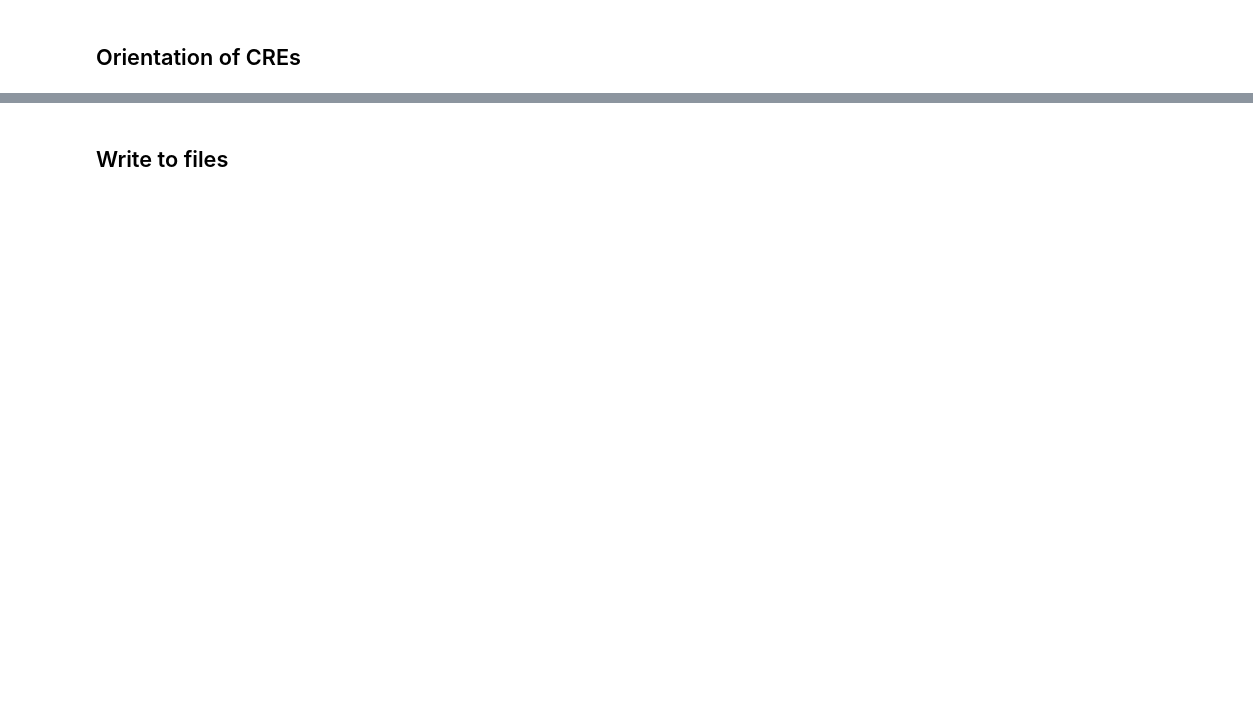
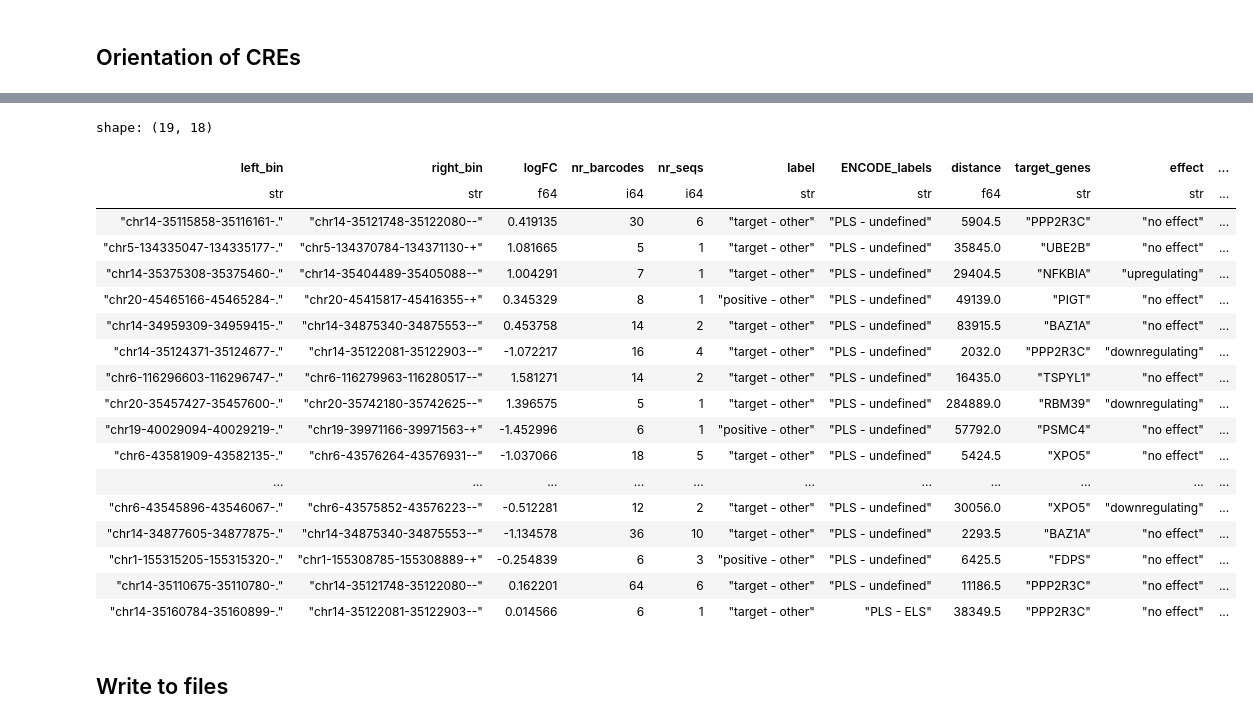
Before and after one commit to kircherlab/CMPRA_figures, a Jupyter notebook: luciferase_design.ipynb, the cells around one changed output, grey strips where cells are left out. Drawn from its saved outputs; the diff is of its cells as text; code cells hidden in the pictures; blank space fills up the shorter version.

```diff
--- a/luciferase_design.ipynb
+++ b/luciferase_design.ipynb
@@ -40,21 +55,23 @@ data = data.with_columns(pl.when(pl.all_horizontal(pl.any_horizontal(cs.matches(
 						.then(pl.lit("ELS - undefined"))
 						 .when(pl.all_horizontal(cs.matches("screen").is_null())).then(pl.lit("undefined")).otherwise(pl.col("ENCODE_labels"))
 						 .alias("ENCODE_labels"))
-data = data.filter(pl.col("ENCODE_labels").str.contains("PLS - PLS").not_())
+data = data.filter(pl.col("ENCODE_labels").str.contains("PLS - PLS").not_()).select(~cs.matches("left|right|tss|Val|std"))
 # %% [markdown]
 ## Enhancers and silencers
 # %%
-silencers = data.sort("z_score").head(30).select(~cs.matches("left|right|tss|Val|std"))
-enhancers = data.sort("z_score", descending=True).head(30).select(~cs.matches("left|right|tss|Val|std"))
+silencers = pl.concat([data.filter(pl.col("ENCODE_labels") == "PLS - undefined").sort("z_score").head(200),
+						data.filter(pl.col("ENCODE_labels") == "PLS - ELS").sort("z_score").head(200)])
+enhancers = pl.concat([data.filter(pl.col("ENCODE_labels") == "PLS - undefined").sort("z_score", descending=True).head(200),
+						data.filter(pl.col("ENCODE_labels") == "PLS - ELS").sort("z_score", descending=True).head(200)])
 # %% [markdown]
 ## Multi interacting CREs
 # %%
 multi_prom = data.filter(pl.col("promoter").n_unique().over("CRE") >= 2) \
 	.filter((pl.col("z_score").max().over("CRE") > 1.5) | (pl.col("z_score").min().over("CRE") < -1.5)) \
 	.with_columns(activity_difference = np.abs(pl.col("z_score").max().over("CRE") - pl.col("z_score").min().over("CRE")))\
-		.select(~cs.matches("left|right|tss|Val|std")).sort("activity_difference", descending=True)
+		.sort("activity_difference", descending=True)
 
-multi_prom = multi_prom.filter(pl.col("CRE").is_in(multi_prom.select("CRE").unique(maintain_order=True).head(10)["CRE"]))
+multi_prom = multi_prom.filter(pl.col("CRE").is_in(multi_prom.select("CRE").unique(maintain_order=True).head(100)["CRE"]))
 # %% [markdown]
 ## Getting bin order of original sequences for enhancers and silencers
 # %%
@@ -147,5 +193,5 @@ shape: (2, 15)
 multi_prom_with_binorder = multi_prom.select(pl.col("CRE").alias("left_bin"), pl.col("promoter").alias("right_bin"), pl.all())
 multi_prom_with_binorder = pl.concat([multi_prom_with_binorder,
 									  actual_bins.select(pl.exclude("column_3")).join(multi_prom, left_on=["left_bin", "right_bin"], right_on=["promoter", "CRE"], coalesce = False)])
-multi_prom_with_binorder.height, multi_prom.height
+multi_prom_with_binorder.sort("activity_difference", descending=True).head()
 # %% [output]
@@ -200,3 +369,30 @@ enhancers.height
+# %%
+final_multiprom_bins = pl.read_csv("temp.multiprom.finalbins.tsv", separator=" ", has_header=False)\
+.rename({"column_1": "CRE_withorientation", "column_2": "promoter"}).with_columns(
+	CRE = pl.col("CRE_withorientation").str.replace("--","-.") \
+		.str.replace("-\+","-."))
+multi_prom_with_binorder.join(final_multiprom_bins, on=["promoter", "CRE"])\
+.sort("activity_difference", descending=True).filter(pl.col("right_bin") == pl.col("promoter"))
+# %% [output]
+shape: (19, 18)
+| left_bin | right_bin | logFC | nr_barcodes | nr_seqs | label | ENCODE_labels | distance | target_genes | effect | ... |
+| str | str | f64 | i64 | i64 | str | str | f64 | str | str | ... |
+| "chr14-35115858-35116161-." | "chr14-35121748-35122080--" | 0.419135 | 30 | 6 | "target - other" | "PLS - undefined" | 5904.5 | "PPP2R3C" | "no effect" | ... |
+| "chr5-134335047-134335177-." | "chr5-134370784-134371130-+" | 1.081665 | 5 | 1 | "target - other" | "PLS - undefined" | 35845.0 | "UBE2B" | "no effect" | ... |
+| "chr14-35375308-35375460-." | "chr14-35404489-35405088--" | 1.004291 | 7 | 1 | "target - other" | "PLS - undefined" | 29404.5 | "NFKBIA" | "upregulating" | ... |
+| "chr20-45465166-45465284-." | "chr20-45415817-45416355-+" | 0.345329 | 8 | 1 | "positive - other" | "PLS - undefined" | 49139.0 | "PIGT" | "no effect" | ... |
+| "chr14-34959309-34959415-." | "chr14-34875340-34875553--" | 0.453758 | 14 | 2 | "target - other" | "PLS - undefined" | 83915.5 | "BAZ1A" | "no effect" | ... |
+| "chr14-35124371-35124677-." | "chr14-35122081-35122903--" | -1.072217 | 16 | 4 | "target - other" | "PLS - undefined" | 2032.0 | "PPP2R3C" | "downregulating" | ... |
+| "chr6-116296603-116296747-." | "chr6-116279963-116280517--" | 1.581271 | 14 | 2 | "target - other" | "PLS - undefined" | 16435.0 | "TSPYL1" | "no effect" | ... |
+| "chr20-35457427-35457600-." | "chr20-35742180-35742625--" | 1.396575 | 5 | 1 | "target - other" | "PLS - undefined" | 284889.0 | "RBM39" | "downregulating" | ... |
+| "chr19-40029094-40029219-." | "chr19-39971166-39971563-+" | -1.452996 | 6 | 1 | "positive - other" | "PLS - undefined" | 57792.0 | "PSMC4" | "no effect" | ... |
+| "chr6-43581909-43582135-." | "chr6-43576264-43576931--" | -1.037066 | 18 | 5 | "target - other" | "PLS - undefined" | 5424.5 | "XPO5" | "no effect" | ... |
+| ... | ... | ... | ... | ... | ... | ... | ... | ... | ... | ... |
+| "chr6-43545896-43546067-." | "chr6-43575852-43576223--" | -0.512281 | 12 | 2 | "target - other" | "PLS - undefined" | 30056.0 | "XPO5" | "downregulating" | ... |
+| "chr14-34877605-34877875-." | "chr14-34875340-34875553--" | -1.134578 | 36 | 10 | "target - other" | "PLS - undefined" | 2293.5 | "BAZ1A" | "no effect" | ... |
+| "chr1-155315205-155315320-." | "chr1-155308785-155308889-+" | -0.254839 | 6 | 3 | "positive - other" | "PLS - undefined" | 6425.5 | "FDPS" | "no effect" | ... |
+| "chr14-35110675-35110780-." | "chr14-35121748-35122080--" | 0.162201 | 64 | 6 | "target - other" | "PLS - undefined" | 11186.5 | "PPP2R3C" | "no effect" | ... |
+| "chr14-35160784-35160899-." | "chr14-35122081-35122903--" | 0.014566 | 6 | 1 | "target - other" | "PLS - ELS" | 38349.5 | "PPP2R3C" | "no effect" | ... |
 # %% [markdown]
 ## Write to files
 # %%
```
Also changed, not shown: parts of 31 cells of this notebook.
